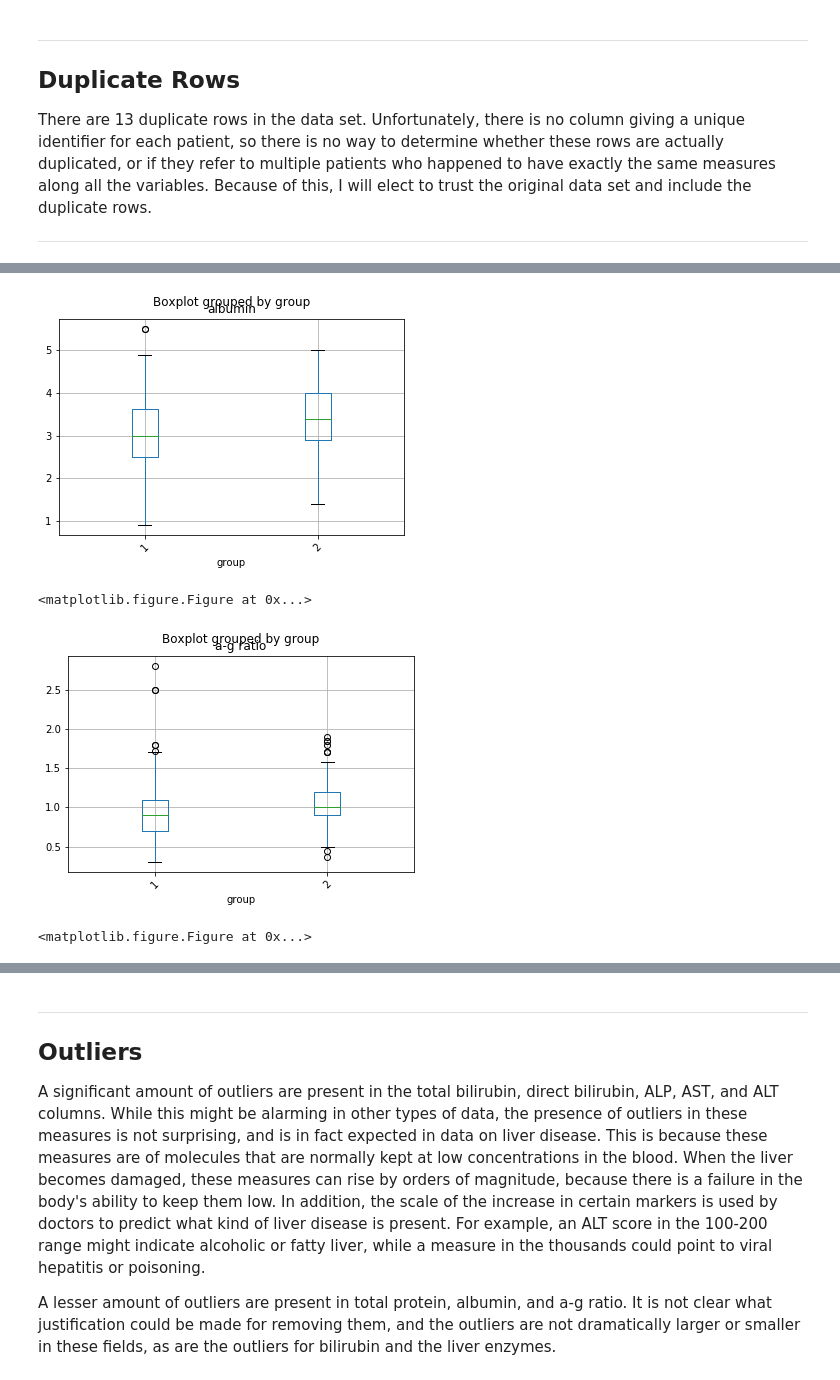
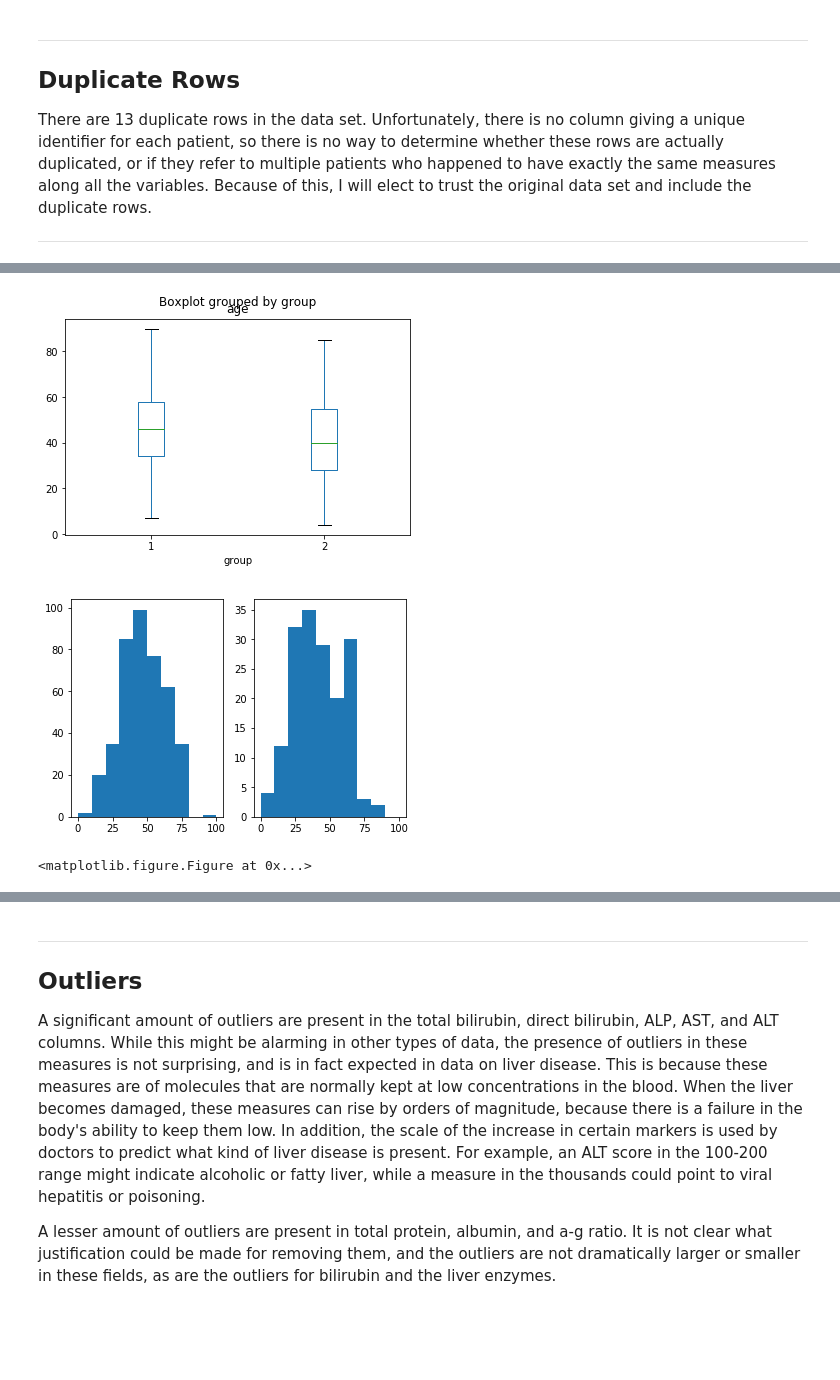
Before and after one commit to MadsenNils/Springboard-Capstone-1, a Jupyter notebook: data_cleaning.ipynb, the cells around one changed output, grey strips where cells are left out. Saved outputs shown, nothing was run; the diff lists cells and outputs as text; code cells hidden in the pictures; blank space fills up the shorter version.

Commit message:
Updating data_cleaning.ipynb
Data cleaning code updated to show histograms for each of the diagnostic metrics.

```diff
--- a/data_cleaning.ipynb
+++ b/data_cleaning.ipynb
@@ -192,16 +143,18 @@ plt.gcf().clear()
-# %%
-liver_df.boxplot('albumin', by='group')
-plt.xticks(rotation=45)
-plt.show()
-plt.gcf().clear()
-# %% [output]
-[figure, removed]
-<matplotlib.figure.Figure at 0x...>
-# %%
-liver_df.boxplot('a-g ratio', by='group')
-plt.xticks(rotation=45)
-plt.show()
-plt.gcf().clear()
-# %% [output]
-[figure, removed]
-<matplotlib.figure.Figure at 0x...>
+# %%
+#check for outliers
+liver_df.boxplot('age', by='group', grid=False)
+plt.show()
+
+plt_range = (0, 100)
+plt_bins = 10
+plt.subplot(1, 2, 1)
+plt.hist(liver_df.age[liver_df.group==1], bins=plt_bins, range=plt_range)
+
+plt.subplot(1, 2, 2)
+plt.hist(liver_df.age[liver_df.group==2], bins=plt_bins, range=plt_range)
+plt.show()
+plt.gcf().clear()
+# %% [output]
+[figure, added]
+[figure, added]
+<matplotlib.figure.Figure at 0x...>
```
Also changed, not shown: parts of 14 cells of this notebook.
